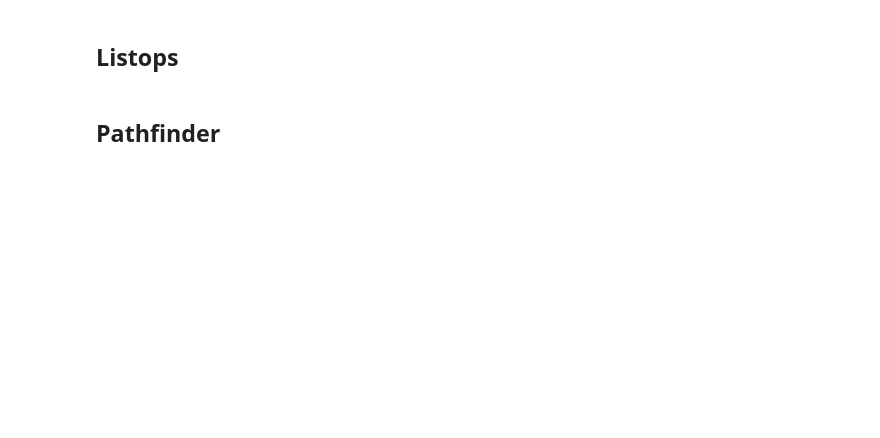
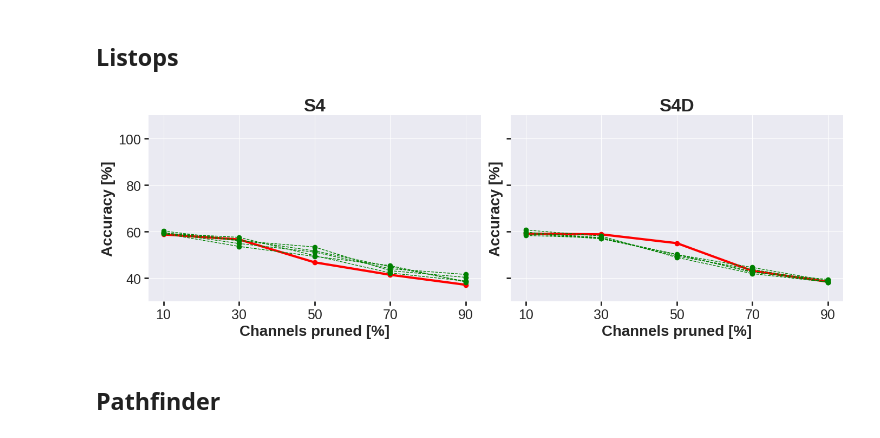
Before and after one commit to PARCO-LAB/S4oP, a Jupyter notebook: plot.ipynb, the cells around one changed output. Drawn from its saved outputs; the diff is of its cells as text; code cells hidden in the pictures; blank space fills up the shorter version.

```diff
--- a/plot.ipynb
+++ b/plot.ipynb
@@ -98,20 +109,28 @@ import matplotlib.pyplot as plt
 pruning_perc = [10, 30, 50, 70, 90]
 
 results = {
-    "S4D": {
-        "Random": [59.55, 59.00, 55.50, 46.10, 38.65],
-        "Exponential": [59.60, 58.45, 51.15, 44.15, 38.15],
-        "Last_channels": [59.85, 57.15, 48.00, 43.85, 38.15]
-    },
     "S4": {
         "Random": [58.80, 56.65, 46.80, 41.45, 37.15],
-        "Exponential": [59.65, 56.95, 51.05, 44.85, 38.80],
-        "Last_channels": [59.90, 56.20, 51.00, 41.95, 37.55]
+        "1": [59.200, 53.650, 49.350, 45.400, 38.300],
+        "2": [60.250, 56.400, 51.750, 44.900, 38.600],
+        "3": [59.500, 56.100, 53.400, 43.200, 40.350],
+        "4": [59.550, 54.900, 51.200, 44.050, 41.600],
+        "5": [59.300, 57.550, 49.700, 42.250, 38.750],
+        #"Last_channels": [59.90, 56.20, 51.00, 41.95, 37.55]
     },
+    "S4D": {
+        "Random": [59.100, 58.850, 55.050, 43.150, 38.450],
+        "1": [59.100, 56.950, 50.150, 44.600, 38.850],
+        "2": [60.700, 58.100, 48.900, 41.950, 38.300],
+        "3": [59.700, 57.400, 49.450, 43.750, 38.300],
+        "4": [58.350, 57.350, 50.100, 42.800, 38.250],
+        "5": [59.800, 56.950, 50.250, 42.500, 39.450],
+        #"Last_channels": [59.85, 57.15, 48.00, 43.85, 38.15]
+    }
 }
 
 
-perc_reduction = {
+""" perc_reduction = {
     "S4D": {
         "time": {
             "Random": [4.22, 18.15, 32.28, 46.81, 63.23],
@@ -130,57 +149,50 @@ perc_reduction = {
             "Exponential": [6.67, 21.34, 35.16, 49.80, 63.30],
             "Last_channels": [6.67, 20.92, 34.66, 48.62, 54.43]
         },
         "params": {
             "Random": [4.89, 14.78, 24.68, 34.51, 44.41],
             "Exponential": [4.88, 14.78, 24.68, 34.58, 44.41],
             "Last_channels": [4.95, 14.78, 24.68, 34.51, 44.41]
         }
     }
-}
+} """
 
 plt.style.use('seaborn-v0_8-darkgrid')
 fig, axes = plt.subplots(1, len(results), figsize=(14, 5), sharey=True)
 
 if len(results) == 1:
     axes = [axes]
 
 offsets = {
     "Random": 40,
     "Exponential": 38.5,
     "Last_channels": 37
 }
 
 for ax, (model_name, model_data) in zip(axes, results.items()):
     for pattern_name, acc_values in model_data.items():
-        ax.plot(pruning_perc, acc_values, marker='o', label=pattern_name)
-        offset_y = offsets.get(pattern_name, 0)
-        for i, (x, y) in enumerate(zip(pruning_perc, acc_values)):
-            if pattern_name == "Random":
-                fc = "lightblue"
-            elif pattern_name == "Exponential":
-                fc = "orange"
-            else:
-                fc = "lightgreen"
-            ax.annotate(
-                f"{y} - {perc_reduction[model_name]['time'][pattern_name][i]}% - {perc_reduction[model_name]['params'][pattern_name][i]}%",
-                (x, offset_y),
-                textcoords="offset points",
-                xytext=(0, 0),
-                ha='center',
-                fontsize=8,
-                bbox=dict(boxstyle="round,pad=0.3", fc=fc, alpha=0.6, ec="gray"),
-            )
+        ax.plot(pruning_perc, acc_values, marker='o', label=pattern_name, color="red" if pattern_name == "Random" else "green", linestyle='-' if pattern_name == "Random" else '--', linewidth=3 if pattern_name == "Random" else 1)
 
-    ax.set_title(f"{model_name} (61.300)" if model_name == "S4" else f"{model_name} (59.700)", fontsize=14, fontweight='bold')
-    ax.set_xlabel("Canali prunati [%]")
+    ax.set_title(f"{model_name}" if model_name == "S4" else f"{model_name}", fontsize=24, fontweight='bold')
+    ax.set_xlabel("Channels pruned [%]", fontsize=20, fontweight='bold')
     ax.set_xticks(pruning_perc)
-    ax.set_ylabel("Accuracy [%]")
-    ax.legend(title="Riquadri colorati: Accuratezza - Tempo - Parametri")
+    ax.set_ylabel("Accuracy [%]", fontsize=20, fontweight='bold')
+    #ax.legend( fontsize=20)
+    ax.set_ylim(30, 110)
+    ax.tick_params(
+        axis='both',
+        which='major',
+        labelsize=18,
+        length=6,
+        width=2
+    )
     ax.grid(True)
 
-fig.suptitle("listops", fontsize=16, fontweight='bold')
+#fig.suptitle("listops", fontsize=16, fontweight='bold')
 plt.tight_layout(rect=[0, 0, 1, 0.95])
 plt.show()
+# %% [output]
+[figure, added]
 # %% [markdown]
 ## Pathfinder
 # %%
```
Also changed, not shown: parts of 34 cells of this notebook, 8 other files.
